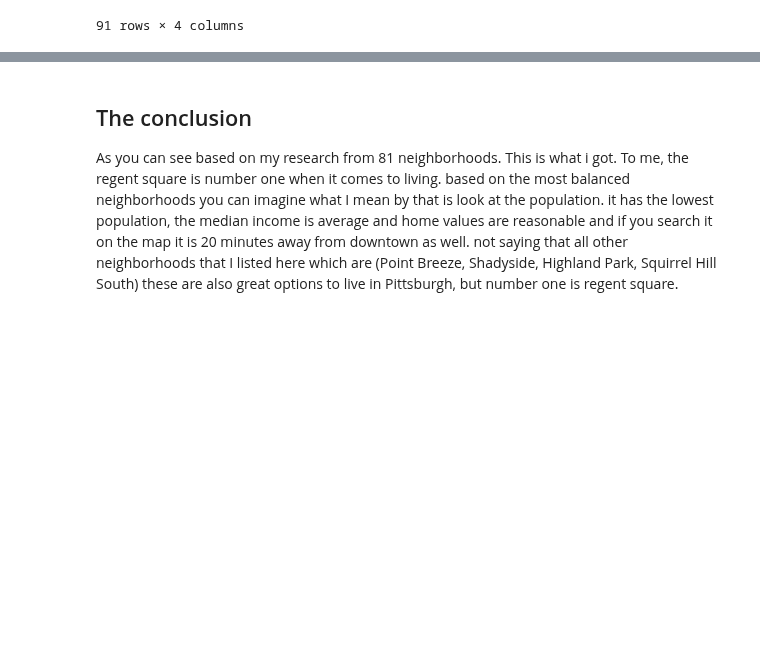
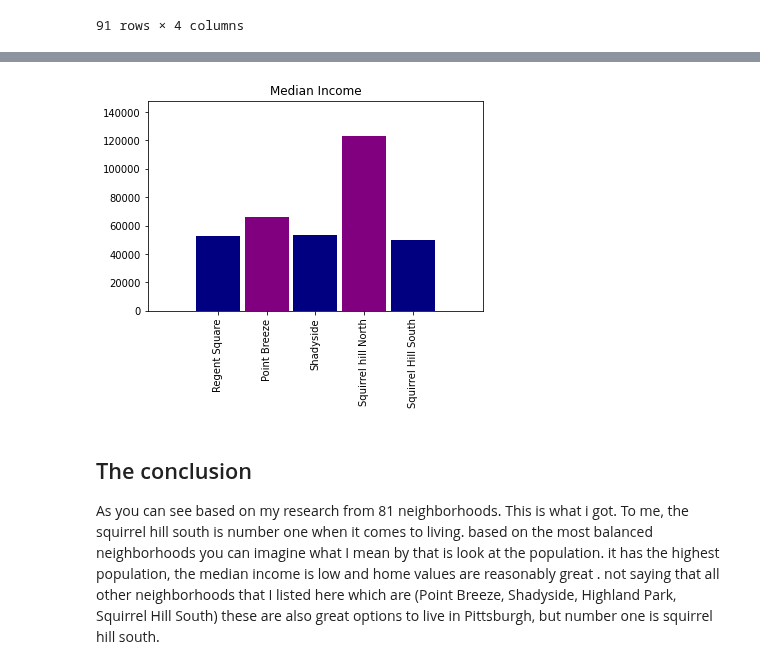
Before and after one commit to Gokuin/CMPINF0010-FinalProject, a Jupyter notebook: Final_Group_Notebook.ipynb, the cells around one changed output, grey strips where cells are left out. Drawn from its saved outputs; the diff is of its cells as text; code cells hidden in the pictures; blank space fills up the shorter version.

```diff
--- a/Final_Group_Notebook.ipynb
+++ b/Final_Group_Notebook.ipynb
@@ -258,4 +260,21 @@ plt.show()
+# %%
+import matplotlib.pyplot as plt
+x = [1, 2, 3, 4,5]
+y = [52724, 65722, 53450,123405,49999]
+labels = ['Regent Square', 'Point Breeze', 'Shadyside', 'Squirrel hill North','Squirrel Hill South']
+plt.bar(x, y,width=.9,color=['navy','purple'])
+
+# You can specify a rotation for the tick labels in degrees or with keywords.
+plt.xticks(x, labels, rotation='vertical')
+# Pad margins so that markers don't get clipped by the axes
+plt.margins(0.2)
+# Tweak spacing to prevent clipping of tick-labels
+plt.subplots_adjust(bottom=.15)
+plt.title('Median Income')
+plt.show()
+# %% [output]
+[figure, added]
 # %% [markdown]
 ## The conclusion
 
-As you can see based on my research from 81 neighborhoods. This is what i got. To me, the regent square is number one when it comes to living. based on the most balanced neighborhoods you can imagine what I mean by that is look at the population. it has the lowest population, the median income is average and home values are reasonable and if you search it on the map it is 20 minutes away from downtown as well. not saying that all other neighborhoods that I listed here which are (Point Breeze, Shadyside, Highland Park, Squirrel Hill South) these are also great options to live in Pittsburgh, but number one is regent square.
+As you can see based on my research from 81 neighborhoods. This is what i got. To me, the squirrel hill south is number one when it comes to living. based on the most balanced neighborhoods you can imagine what I mean by that is look at the population. it has the highest population, the median income is low and home values are reasonably great . not saying that all other neighborhoods that I listed here which are (Point Breeze, Shadyside, Highland Park, Squirrel Hill South) these are also great options to live in Pittsburgh, but number one is squirrel hill south.
```
Also changed, not shown: parts of 4 cells of this notebook.
